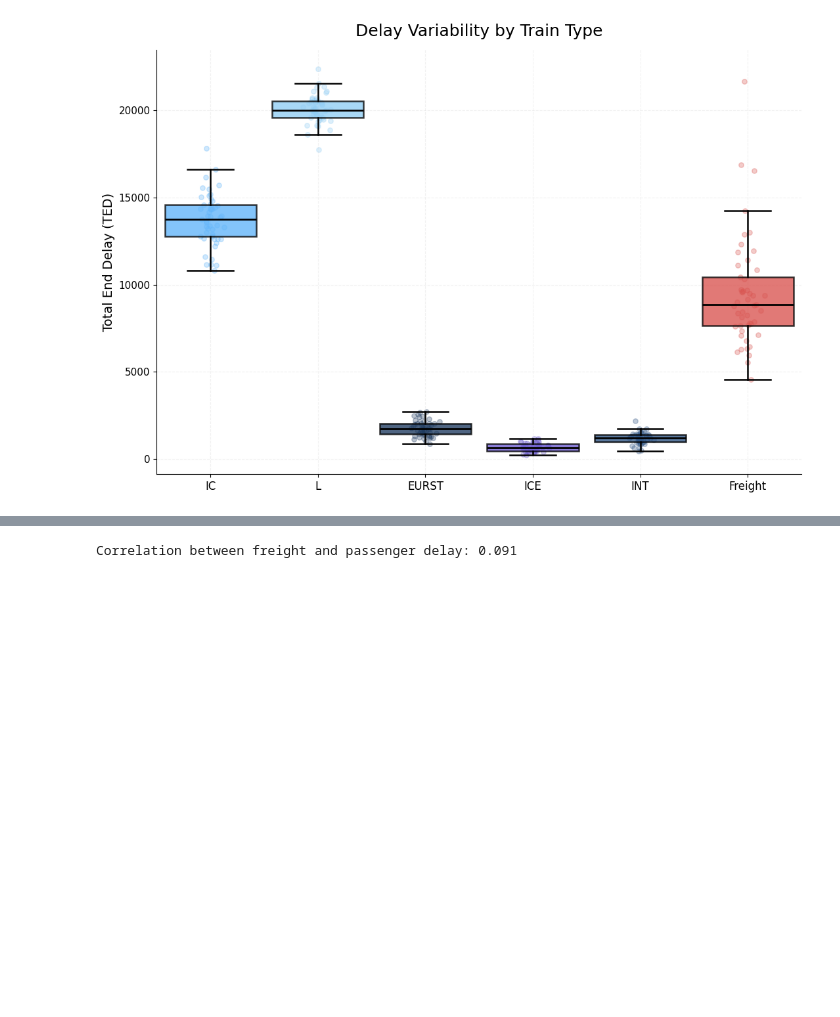
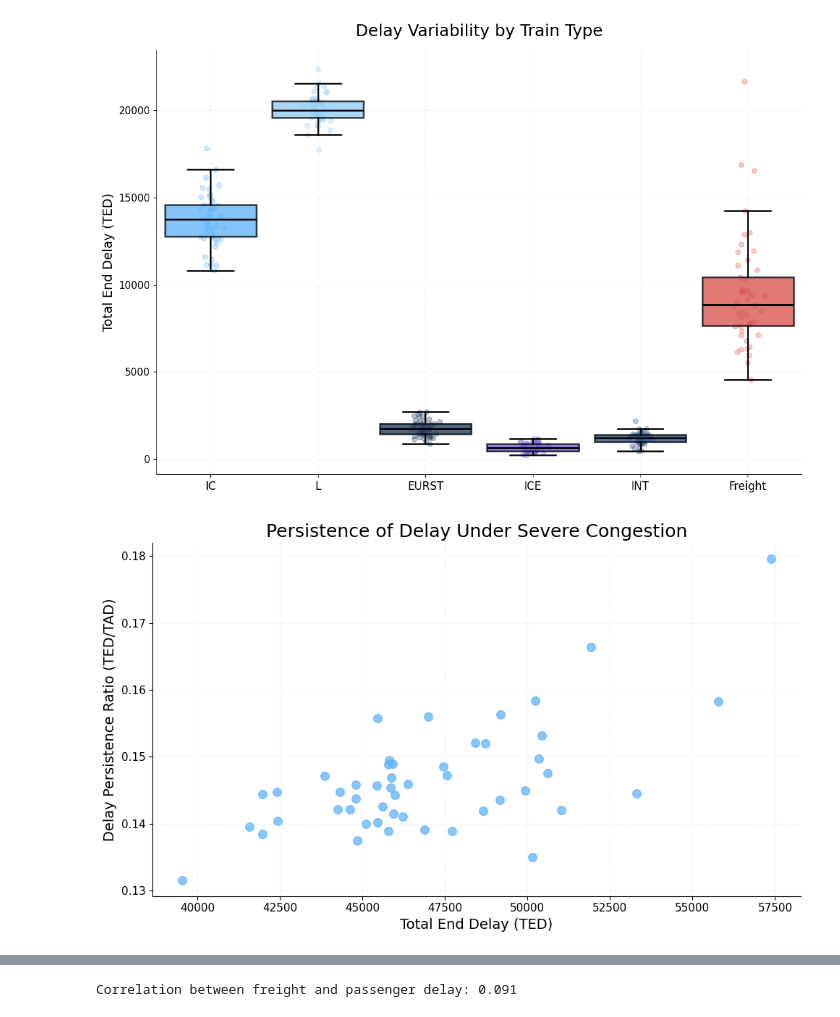
Before and after one commit to DauwDW/Thesis, a Jupyter notebook: notebooks/Analyse timing strategies baseline.ipynb, the cells around one changed output, grey strips where cells are left out. Cells and saved outputs as stored; diff of their text form; code cells hidden in the pictures; blank space fills up the shorter version.

Commit message:
analyse baseline

```diff
--- a/notebooks/Analyse timing strategies.ipynb
+++ b/notebooks/Analyse timing strategies baseline.ipynb
@@ -791,3 +791,32 @@ plt.tight_layout()
 plt.show()
 # %% [output]
 [figure]
+# %%
+plot_df = baseline.copy()
+
+plot_df["persistence"] = (
+    plot_df["TED_combined"]
+    / plot_df["TAD_combined"]
+)
+
+fig, ax = plt.subplots(figsize=(10, 6))
+
+ax.scatter(
+    plot_df["TED_combined"],
+    plot_df["persistence"],
+    color=MAIN_COLOR,
+    alpha=0.75,
+    s=70
+)
+
+ax.set_xlabel("Total End Delay (TED)")
+ax.set_ylabel("Delay Persistence Ratio (TED/TAD)")
+
+ax.set_title(
+    "Persistence of Delay Under Severe Congestion"
+)
+
+plt.tight_layout()
+plt.show()
+# %% [output]
+[figure, added]
```
Also changed, not shown: parts of 2 cells of this notebook, 1 other file.
